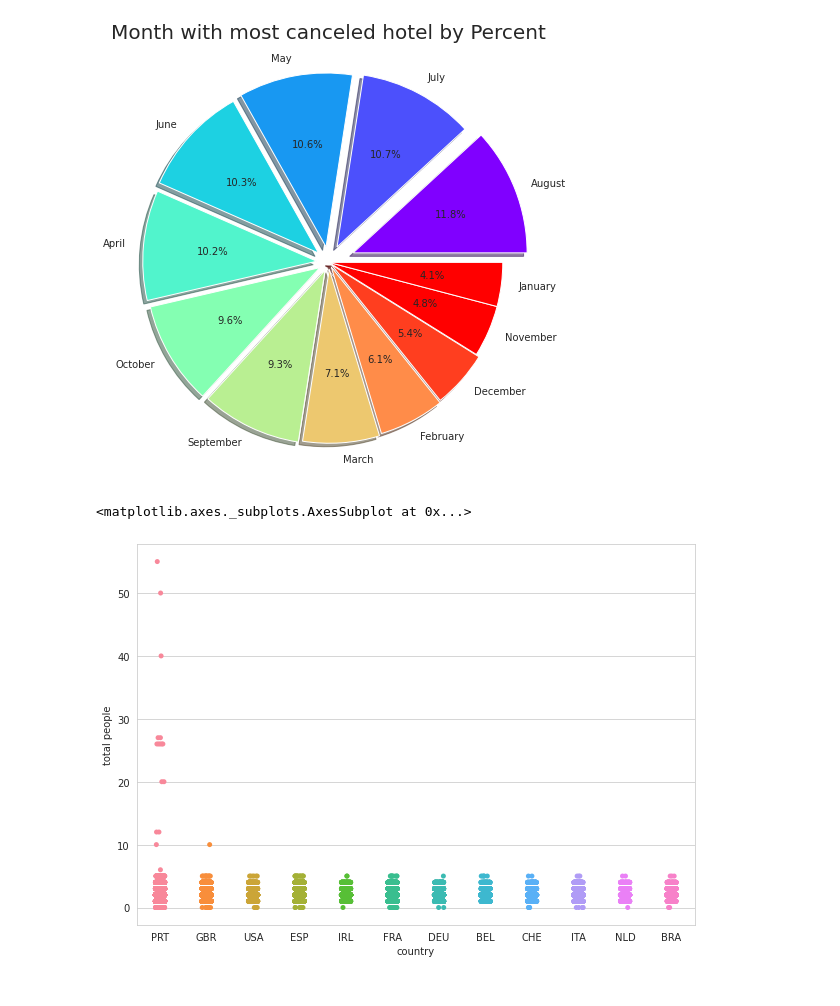
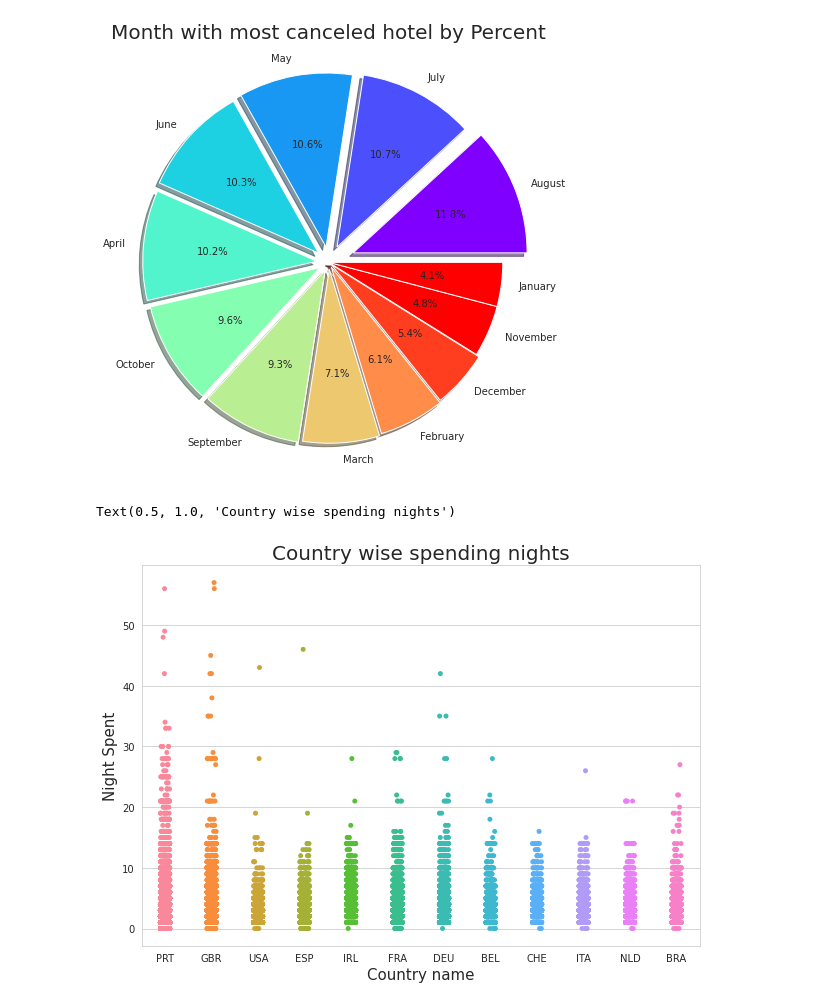
Before and after one commit to ritik1804k/Hotel-Booking-Analysis-, a Jupyter notebook: Hotel_Booking_Analysis_Capstone_Project.ipynb, the cells around one changed output. Cells and saved outputs as stored; diff of their text form; code cells hidden in the pictures.

```diff
--- a/Hotel_Booking_Analysis_Capstone_Project.ipynb
+++ b/Hotel_Booking_Analysis_Capstone_Project.ipynb
@@ -326,13 +336,16 @@ plt.title("Month with most canceled hotel by Percent", fontsize =20)
 plt.show()
 # %% [output]
 [figure]
-# %%
-# country wise people visiting the hotels
-peoples = hotel_df[('total people')]
-countries = hotel_df.loc[hotel_df['country'].isin(countries)]['country']
-plt.rcParams['figure.figsize'] = (10, 7)
-
-sns.stripplot(countries, peoples)
-# %% [output]
-<matplotlib.axes._subplots.AxesSubplot at 0x...>
-[figure, removed]
+# %%
+#combining the stays in weekends and stays in week days to get the total number nights spent
+stay = hotel_df['stays_in_weekend_nights'] + hotel_df['stays_in_week_nights']
+countries = hotel_df.loc[hotel_df['country'].isin(countries)]['country']
+
+plt.rcParams['figure.figsize'] = (10, 7)
+sns.stripplot(countries, stay)
+plt.xlabel('Country name', fontsize =15)
+plt.ylabel('Night Spent',fontsize =15)
+plt.title('Country wise spending nights', fontsize = 20)
+# %% [output]
+Text(0.5, 1.0, 'Country wise spending nights')
+[figure, added]
```
Also changed, not shown: parts of 19 cells of this notebook.
